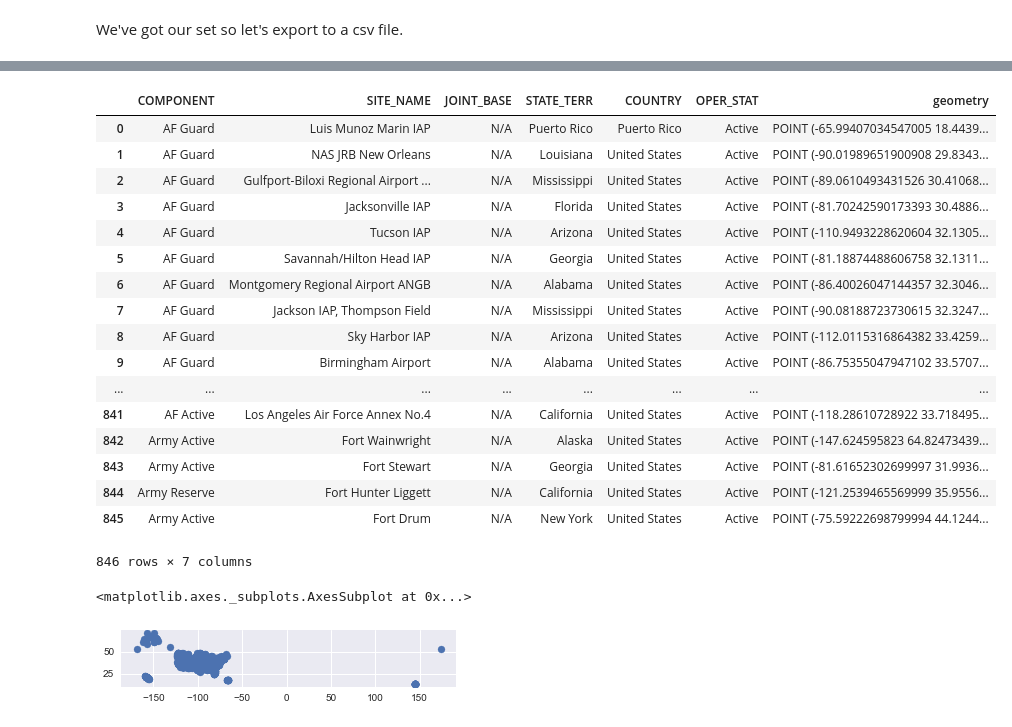
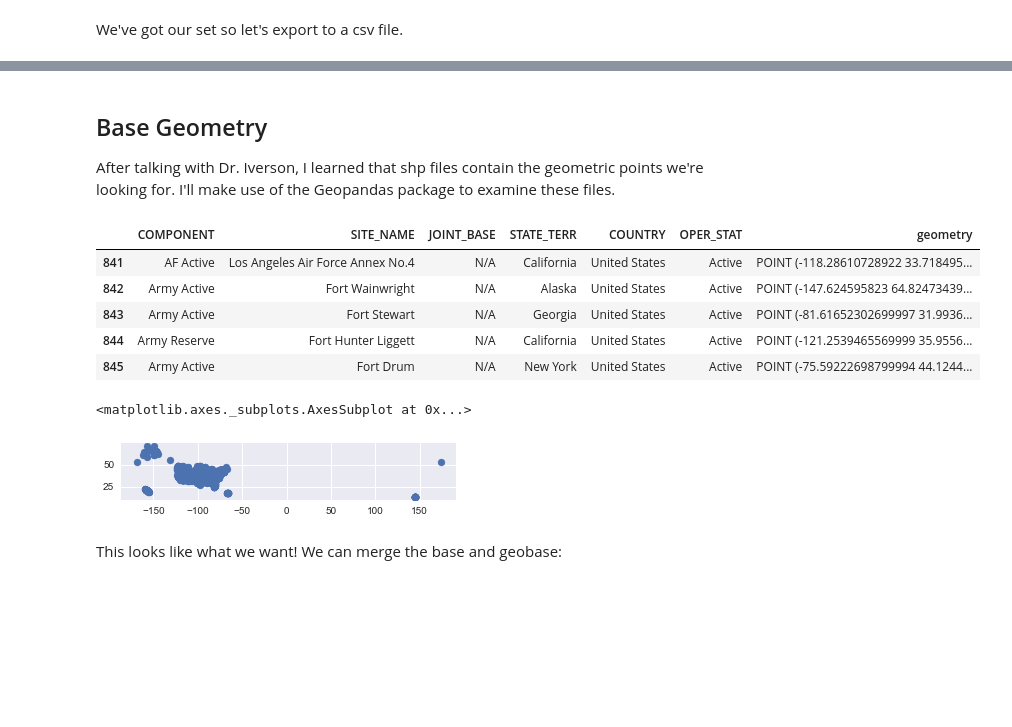
Before and after one commit to broad32/Military-Installation-Research, a Jupyter notebook: Bases_2015.ipynb, the cells around one changed output, grey strips where cells are left out. Drawn from its saved outputs; the diff is of its cells as text; code cells hidden in the pictures; blank space fills up the shorter version.

```diff
--- a/Bases_2015.ipynb
+++ b/Bases_2015.ipynb
@@ -215,24 +179,16 @@ Name: STATE_TERR, dtype: int64
+# %% [markdown]
+## Base Geometry
+
+After talking with Dr. Iverson, I learned that shp files contain the geometric points we're looking for.  I'll make use of the Geopandas package to examine these files.
 # %%
 import geopandas as gpd
 geobase= gpd.GeoDataFrame.from_file("MIRTA_Points.shp")
 # %%
-geobase
+geobase.tail()
 # %% [output]
 |  | COMPONENT | SITE_NAME | JOINT_BASE | STATE_TERR | COUNTRY | OPER_STAT | geometry |
-| 0 | AF Guard | Luis Munoz Marin IAP | N/A | Puerto Rico | Puerto Rico | Active | POINT (-65.99407034547005 18.4439... |
-| 1 | AF Guard | NAS JRB New Orleans | N/A | Louisiana | United States | Active | POINT (-90.01989651900908 29.8343... |
-| 2 | AF Guard | Gulfport-Biloxi Regional Airport ... | N/A | Mississippi | United States | Active | POINT (-89.0610493431526 30.41068... |
-| 3 | AF Guard | Jacksonville IAP | N/A | Florida | United States | Active | POINT (-81.70242590173393 30.4886... |
-| 4 | AF Guard | Tucson IAP | N/A | Arizona | United States | Active | POINT (-110.9493228620604 32.1305... |
-| 5 | AF Guard | Savannah/Hilton Head IAP | N/A | Georgia | United States | Active | POINT (-81.18874488606758 32.1311... |
-| 6 | AF Guard | Montgomery Regional Airport ANGB | N/A | Alabama | United States | Active | POINT (-86.40026047144357 32.3046... |
-| 7 | AF Guard | Jackson IAP, Thompson Field | N/A | Mississippi | United States | Active | POINT (-90.08188723730615 32.3247... |
-| 8 | AF Guard | Sky Harbor IAP | N/A | Arizona | United States | Active | POINT (-112.0115316864382 33.4259... |
-| 9 | AF Guard | Birmingham Airport | N/A | Alabama | United States | Active | POINT (-86.75355047947102 33.5707... |
-| ... | ... | ... | ... | ... | ... | ... | ... |
 | 841 | AF Active | Los Angeles Air Force Annex No.4 | N/A | California | United States | Active | POINT (-118.28610728922 33.718495... |
 | 842 | Army Active | Fort Wainwright | N/A | Alaska | United States | Active | POINT (-147.624595823 64.82473439... |
 | 843 | Army Active | Fort Stewart | N/A | Georgia | United States | Active | POINT (-81.61652302699997 31.9936... |
 | 844 | Army Reserve | Fort Hunter Liggett | N/A | California | United States | Active | POINT (-121.2539465569999 35.9556... |
 | 845 | Army Active | Fort Drum | N/A | New York | United States | Active | POINT (-75.59222698799994 44.1244... |
-846 rows × 7 columns
@@ -243,6 +197,8 @@ geobase.plot()
 # %% [output]
 <matplotlib.axes._subplots.AxesSubplot at 0x...>
 [figure]
+# %% [markdown]
+This looks like what we want! We can merge the base and geobase:
 # %%
 result= pd.merge(base,geobase, how='outer',
                  on= ['COMPONENT','SITE_NAME', 'JOINT_BASE', 'STATE_TERR', 'COUNTRY', 'OPER_STAT'])
```
Also changed, not shown: parts of 17 cells of this notebook.
